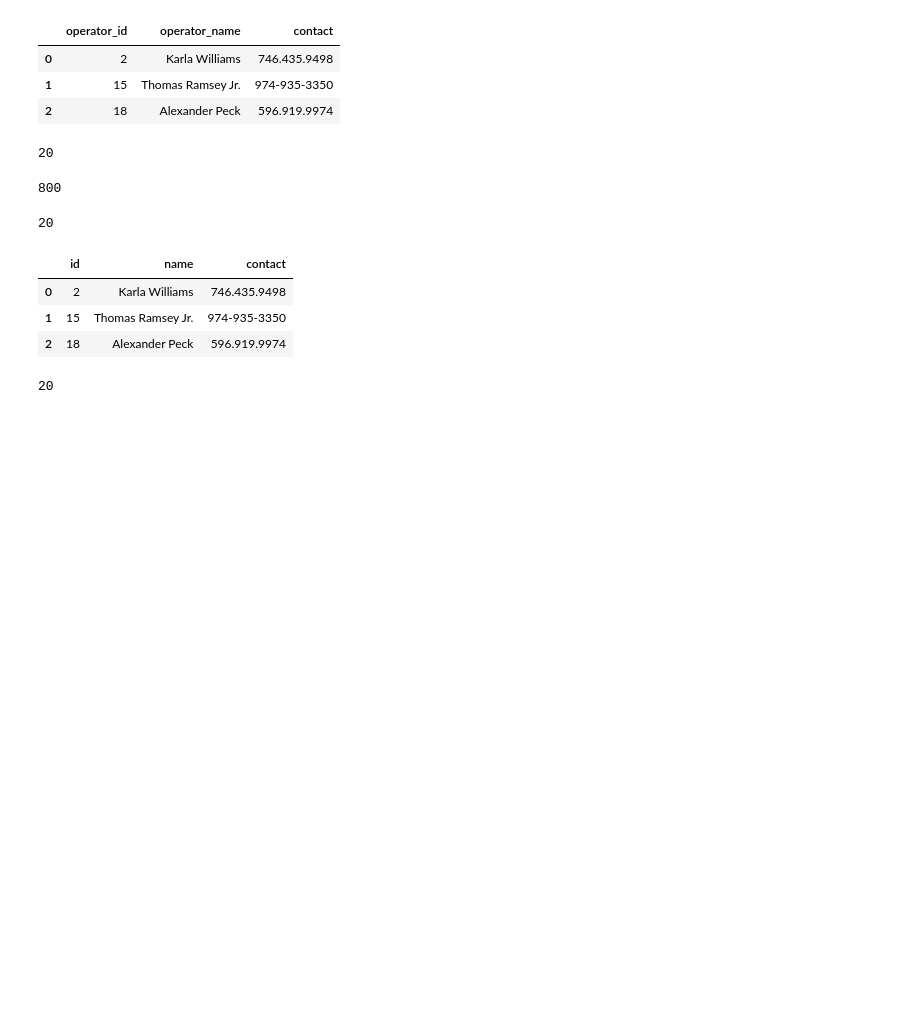
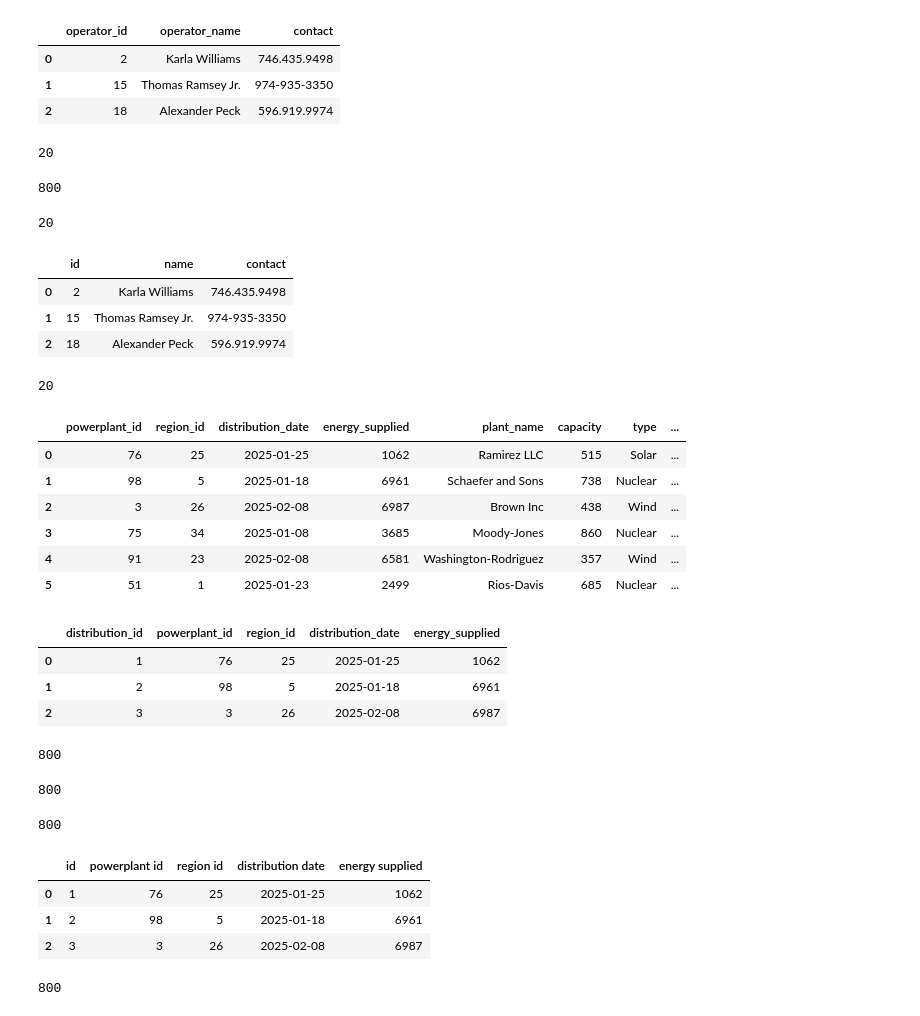
Before and after one commit to up202405982/g22_project, a Jupyter notebook: energy_notebook.ipynb, the cells around one changed output. Drawn from its saved outputs; the diff is of its cells as text; code cells hidden in the pictures; blank space fills up the shorter version.

```diff
--- a/energy_notebook.ipynb
+++ b/energy_notebook.ipynb
@@ -1,7 +1,7 @@
 # %%
 import pandas as pd
 # %%
-df = pd.read_csv('G22_Energy – Power Plants  Regions with Grid Operators_merged (5).csv')
+df = pd.read_csv('G22_Energy – Power Plants  Regions with Grid Operators_merged (6).csv')
 # %%
 df.head(3)
 # %% [output]
@@ -151,3 +151,15 @@ GridOperator.head(3)
 GridOperator.to_sql('GridOperator', con =engine, if_exists='replace', index=False)
 # %% [output]
 20
+# %%
+df['distribution_id'] = range(1, len(df) + 1)
+# %%
+df.sort_values('distribution_id').head(6)
+# %% [output]
+|  | powerplant_id | region_id | distribution_date | energy_supplied | plant_name | capacity | type | ... |
+| 0 | 76 | 25 | 2025-01-25 | 1062 | Ramirez LLC | 515 | Solar | ... |
+| 1 | 98 | 5 | 2025-01-18 | 6961 | Schaefer and Sons | 738 | Nuclear | ... |
+| 2 | 3 | 26 | 2025-02-08 | 6987 | Brown Inc | 438 | Wind | ... |
+| 3 | 75 | 34 | 2025-01-08 | 3685 | Moody-Jones | 860 | Nuclear | ... |
+| 4 | 91 | 23 | 2025-02-08 | 6581 | Washington-Rodriguez | 357 | Wind | ... |
+| 5 | 51 | 1 | 2025-01-23 | 2499 | Rios-Davis | 685 | Nuclear | ... |
@@ -153,0 +168,7 @@ GridOperator.to_sql('GridOperator', con =engine, if_exists='replace', index=Fals
+# %%
+Distribution.head(3)
+# %% [output]
+|  | distribution_id | powerplant_id | region_id | distribution_date | energy_supplied |
+| 0 | 1 | 76 | 25 | 2025-01-25 | 1062 |
+| 1 | 2 | 98 | 5 | 2025-01-18 | 6961 |
+| 2 | 3 | 3 | 26 | 2025-02-08 | 6987 |
@@ -153,0 +177,8 @@ GridOperator.to_sql('GridOperator', con =engine, if_exists='replace', index=Fals
+# %%
+len(Distribution['id'].unique())
+# %% [output]
+800
+# %%
+len(Distribution)
+# %% [output]
+800
@@ -154,2 +187,17 @@ GridOperator.to_sql('GridOperator', con =engine, if_exists='replace', index=Fals
+# %%
+len(Distribution)
+# %% [output]
+800
+# %%
+Distribution.head(3)
+# %% [output]
+|  | id | powerplant id | region id | distribution date | energy supplied |
+| 0 | 1 | 76 | 25 | 2025-01-25 | 1062 |
+| 1 | 2 | 98 | 5 | 2025-01-18 | 6961 |
+| 2 | 3 | 3 | 26 | 2025-02-08 | 6987 |
+# %%
+Distribution.to_sql('Distribution', con =engine, if_exists='replace', index=False)
+# %% [output]
+800
 # %%
 engine.dispose()
```
Also changed, not shown: parts of 3 cells of this notebook, 4 other files.
